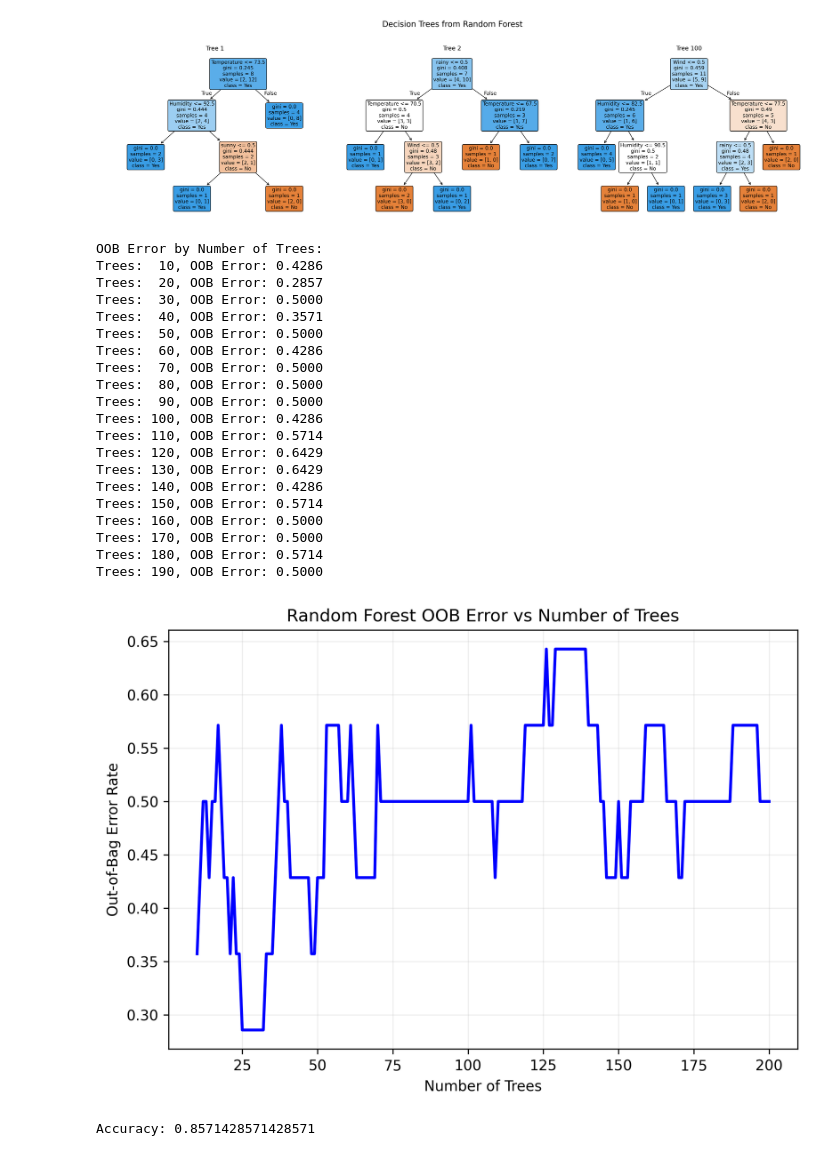
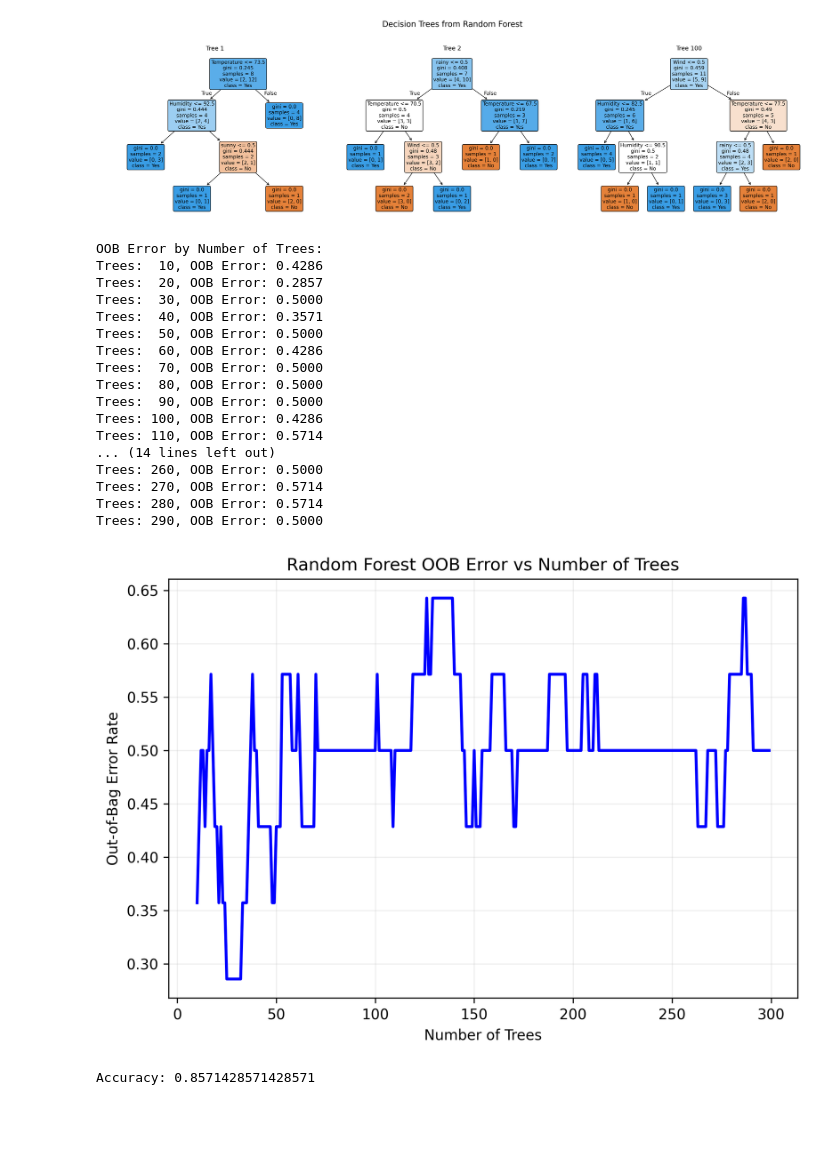
Before and after one commit to Nourin-Nusrat/Machine-Learning, a Jupyter notebook: Assignment4/Forest.ipynb, the cells around one changed output. Saved outputs shown, nothing was run; the diff lists cells and outputs as text; code cells hidden in the pictures; blank space fills up the shorter version.

```diff
--- a/Assignment4/Forest.ipynb
+++ b/Assignment4/Forest.ipynb
@@ -90,7 +90,7 @@ from sklearn.ensemble import RandomForestClassifier
 
 # Train Random Forest
 np.random.seed(42)  # For reproducibility
-rf = RandomForestClassifier(n_estimators=100, random_state=42)
+rf = RandomForestClassifier(n_estimators=100, criterion='gini', random_state=42)
 rf.fit(X_train, y_train)
 
 # Create visualizations for trees 1, 2, and 100
@@ -117,48 +117,45 @@ plt.tight_layout(rect=[0, 0.03, 1, 0.95])
 # %% [output]
 [figure]
 # %%
-n_trees_range = range(10, 201)
+n_trees_range = range(10, 300)
 oob_errors = [
     1 - RandomForestClassifier(n_estimators=n, oob_score=True, random_state=42).fit(X_train, y_train).oob_score_
     for n in n_trees_range
 ]
 
 # Create a plot
 plt.figure(figsize=(7, 5), dpi=300)
 plt.plot(n_trees_range, oob_errors, 'b-', linewidth=2)
 plt.xlabel('Number of Trees')
 plt.ylabel('Out-of-Bag Error Rate')
 plt.title('Random Forest OOB Error vs Number of Trees')
 plt.grid(True, alpha=0.2)
 plt.tight_layout()
 
 # Print results at key intervals
 print("OOB Error by Number of Trees:")
 for i, error in enumerate(oob_errors, 1):
     if i % 10 == 0:
         print(f"Trees: {i:3d}, OOB Error: {error:.4f}")
 # %% [output]
 OOB Error by Number of Trees:
 Trees:  10, OOB Error: 0.4286
 Trees:  20, OOB Error: 0.2857
 Trees:  30, OOB Error: 0.5000
 Trees:  40, OOB Error: 0.3571
 Trees:  50, OOB Error: 0.5000
 Trees:  60, OOB Error: 0.4286
 Trees:  70, OOB Error: 0.5000
 Trees:  80, OOB Error: 0.5000
 Trees:  90, OOB Error: 0.5000
 Trees: 100, OOB Error: 0.4286
 Trees: 110, OOB Error: 0.5714
-Trees: 120, OOB Error: 0.6429
-Trees: 130, OOB Error: 0.6429
-Trees: 140, OOB Error: 0.4286
-Trees: 150, OOB Error: 0.5714
-Trees: 160, OOB Error: 0.5000
-Trees: 170, OOB Error: 0.5000
-Trees: 180, OOB Error: 0.5714
-Trees: 190, OOB Error: 0.5000
+... (14 lines left out)
+Trees: 260, OOB Error: 0.5000
+Trees: 270, OOB Error: 0.5714
+Trees: 280, OOB Error: 0.5714
+Trees: 290, OOB Error: 0.5000
-[figure, old version]
+[figure, new version]
 # %%
 import pandas as pd
 import numpy as np
```
Also changed, not shown: 2 other files.
